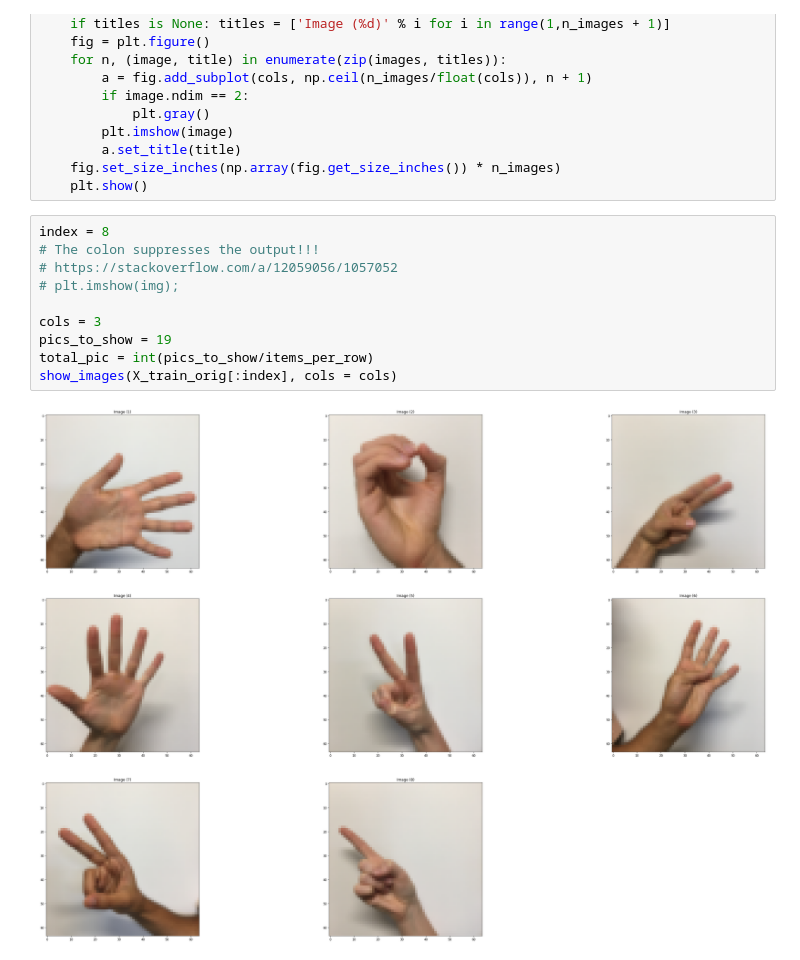
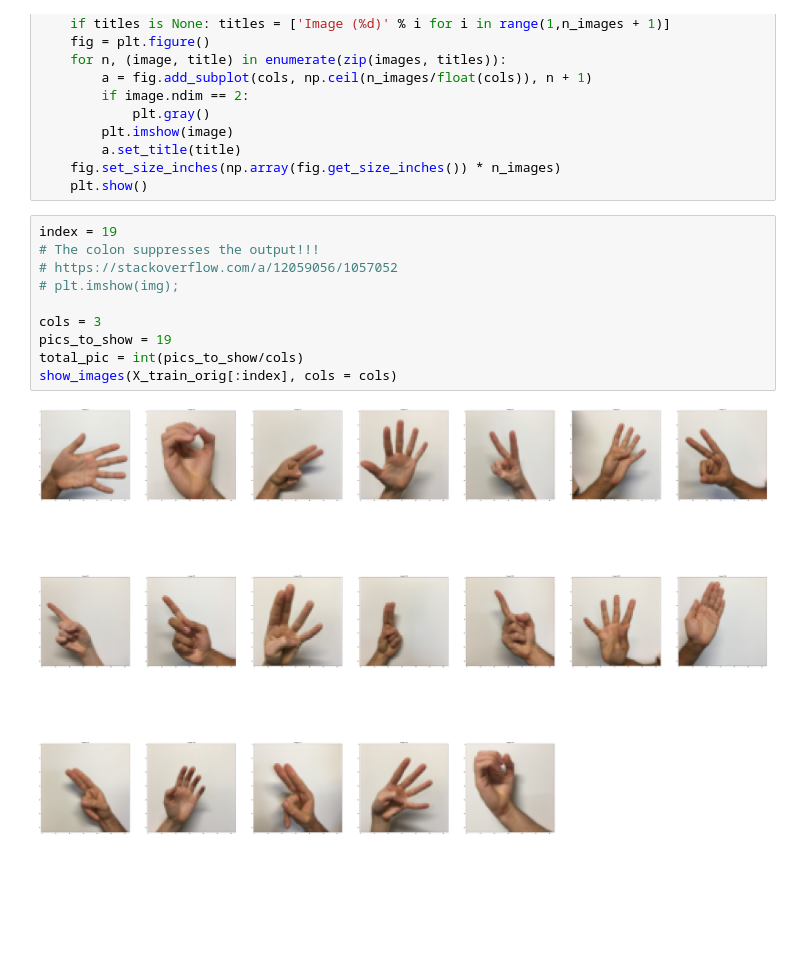
Before and after one commit to superjose/deep-learning-flask-node, a Jupyter notebook: Tensorflow/Cnn/Convolutional Neural Networks.ipynb, the cells around one changed output. Cells and saved outputs as stored; diff of their text form; blank space fills up the shorter version.

```diff
--- a/Tensorflow/Cnn/Convolutional Neural Networks.ipynb
+++ b/Tensorflow/Cnn/Convolutional Neural Networks.ipynb
@@ -42,14 +42,14 @@ def show_images(images, cols = 1, titles = None):
     fig.set_size_inches(np.array(fig.get_size_inches()) * n_images)
     plt.show()
 # %%
-index = 8
+index = 19
 # The colon suppresses the output!!!
 # https://stackoverflow.com/a/12059056/1057052
 # plt.imshow(img);
 
 cols = 3
 pics_to_show = 19
-total_pic = int(pics_to_show/items_per_row)
+total_pic = int(pics_to_show/cols)
 show_images(X_train_orig[:index], cols = cols)
 # %% [output]
-[figure, old version]
+[figure, new version]
```
Also changed, not shown: parts of 8 cells of this notebook.
